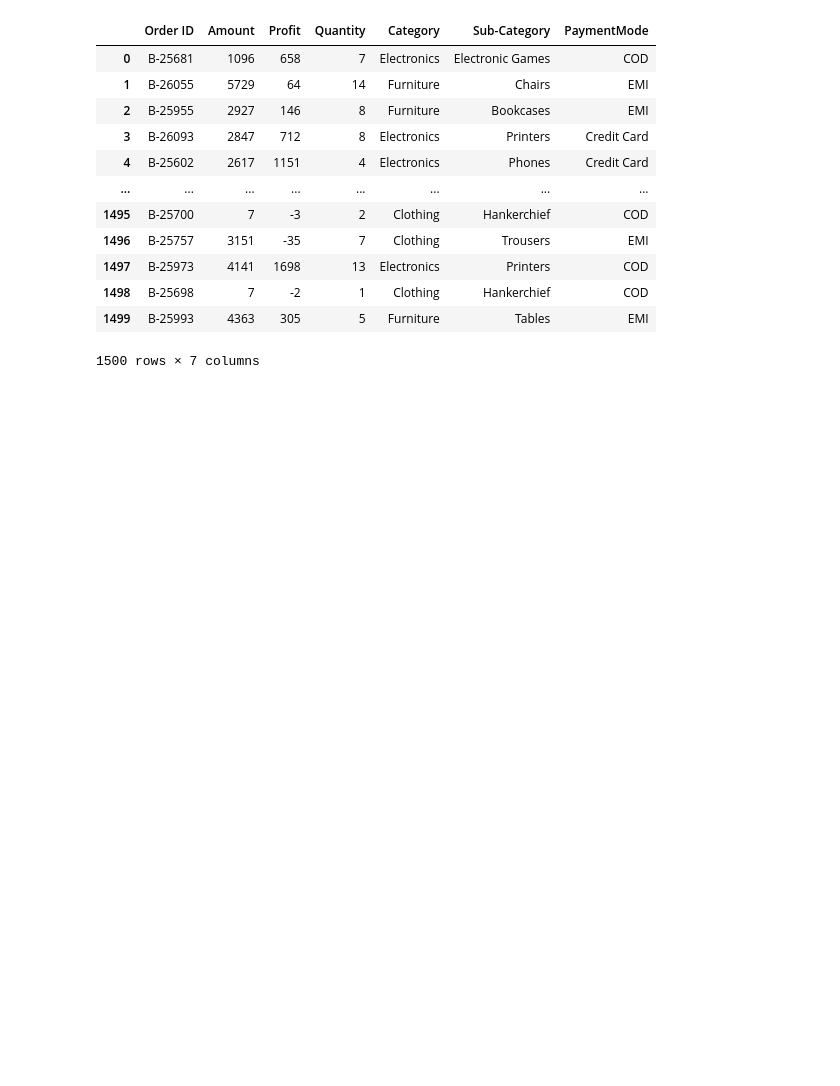
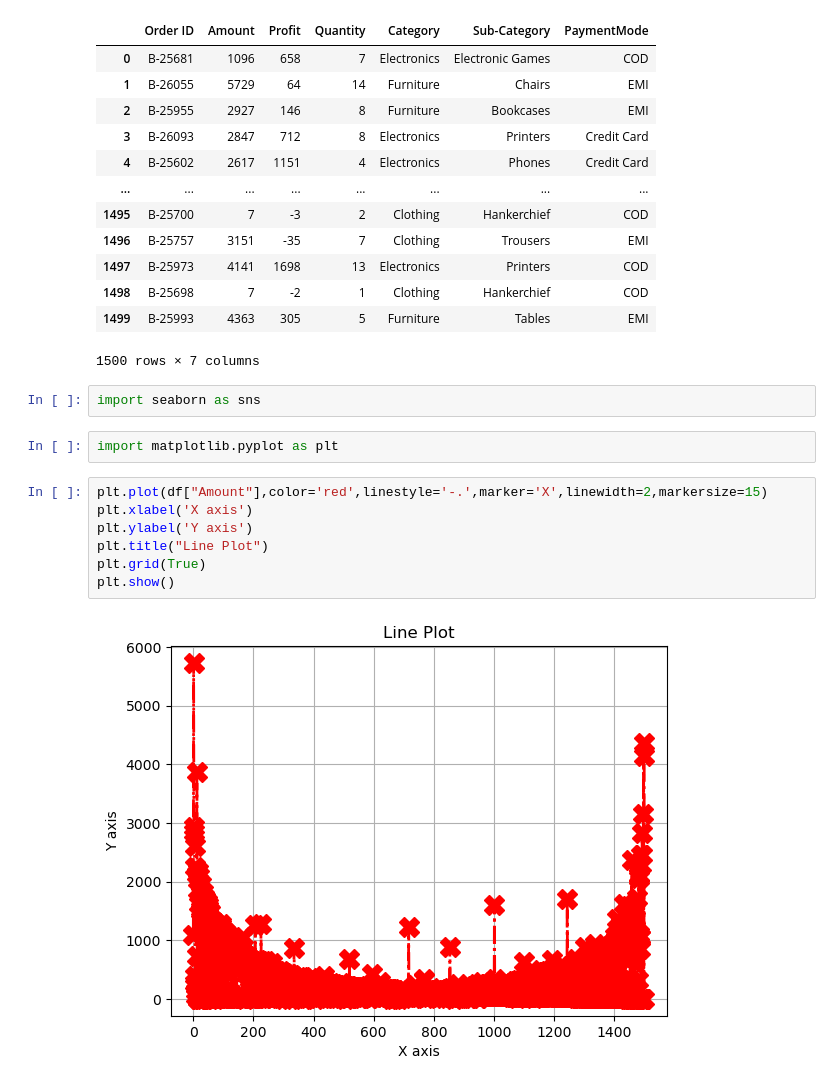
Before and after one commit to CompileNetwork33/python_notes, a Jupyter notebook: 15dataset.ipynb, the cells around one changed output. Drawn from its saved outputs; the diff is of its cells as text; blank space fills up the shorter version.

```diff
--- a/15dataset.ipynb
+++ b/15dataset.ipynb
@@ -161,3 +161,16 @@ df.reset_index(drop=True)
 | 1498 | B-25698 | 7 | -2 | 1 | Clothing | Hankerchief | COD |
 | 1499 | B-25993 | 4363 | 305 | 5 | Furniture | Tables | EMI |
 1500 rows × 7 columns
+# %%
+import seaborn as sns
+# %%
+import matplotlib.pyplot as plt
+# %%
+plt.plot(df["Amount"],color='red',linestyle='-.',marker='X',linewidth=2,markersize=15)
+plt.xlabel('X axis')
+plt.ylabel('Y axis')
+plt.title("Line Plot")
+plt.grid(True)
+plt.show()
+# %% [output]
+[figure, added]
```
Also changed, not shown: parts of 3 cells of this notebook.
